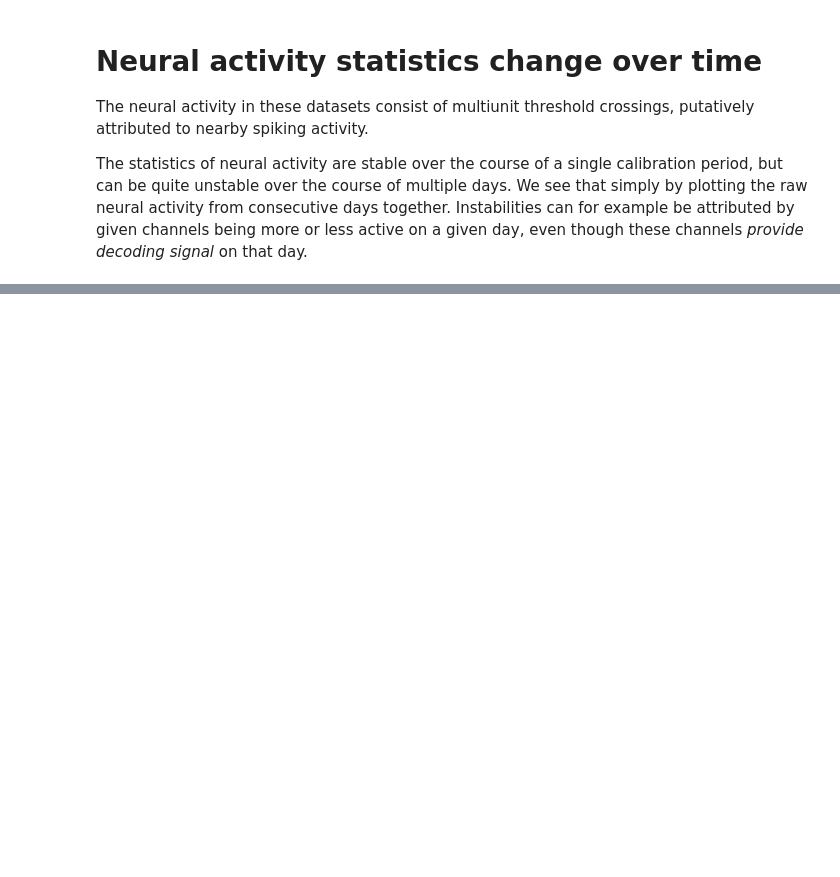
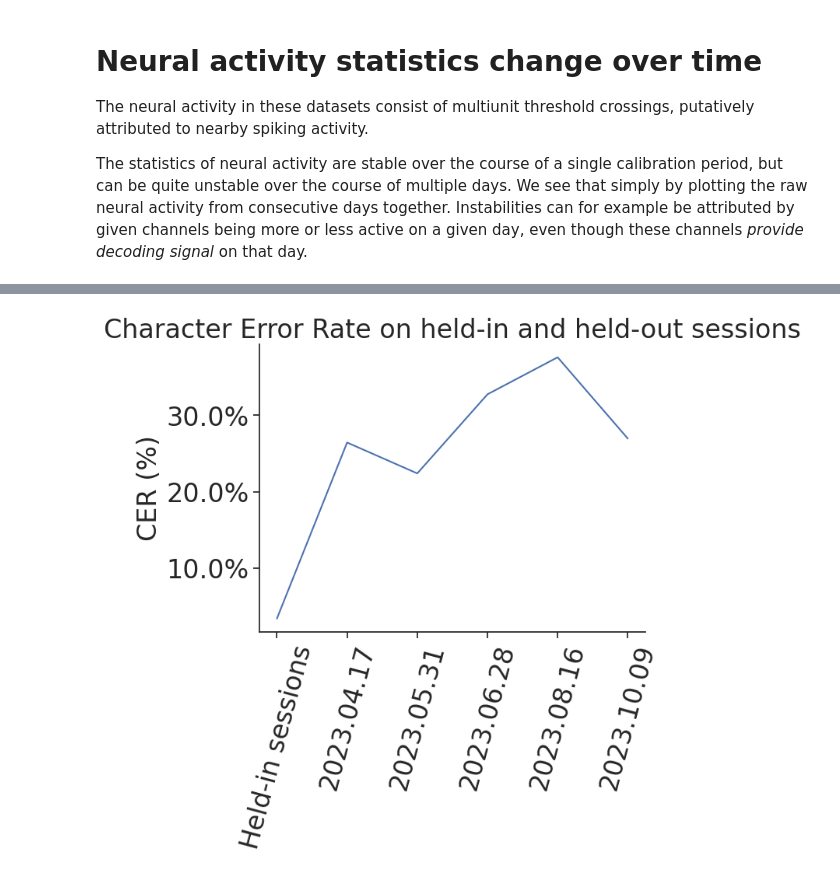
Before and after one commit to snel-repo/falcon-challenge, a Jupyter notebook: data_demos/h2.ipynb, the cells around one changed output, grey strips where cells are left out. Saved outputs shown, nothing was run; the diff lists cells and outputs as text; code cells hidden in the pictures; blank space fills up the shorter version.

```diff
--- a/data_demos/h2.ipynb
+++ b/data_demos/h2.ipynb
@@ -216,0 +251,20 @@ plt.grid(alpha=0.5)
+# %%
+# Evaluate on held-out data
+
+held_out_tfrecords_dir = '/oak/stanford/groups/henderj/stfan/code/CORP/FalconChallenge/data/held_out_demo_tfrecords/'
+
+held_out_sessions = ['2023.04.17', '2023.05.31', '2023.06.28', '2023.08.16', '2023.10.09']
+held_out_cers = []
+for session in held_out_sessions:
+    new_args = copy.deepcopy(args)
+    new_args['dataset']['sessions'] = args['dataset']['sessions'] + [session]
+    new_args['dataset']['datasetToLayerMap'] = args['dataset']['datasetToLayerMap'] + [20]  # Use previous session's input layer
+    new_args['dataset']['datasetProbabilityVal'] = [0] * 21 + [1]  # Only eval on the new session
+    new_args['dataset']['dataDir'] = [tfrecords_dir] * 21 + [held_out_tfrecords_dir] * 1
+
+    tf.compat.v1.reset_default_graph()
+    nsd = NeuralSequenceDecoder(new_args)
+
+    held_out_results = nsd.inference()
+    print(f"CER: {held_out_results['cer']:0.4f}")
+    held_out_cers.append(held_out_results['cer'])
@@ -216,0 +289,18 @@ plt.grid(alpha=0.5)
+# %%
+import matplotlib.ticker as mtick
+
+plot_data = pd.DataFrame({
+    'session': ['Held-in sessions'] + held_out_sessions,
+    'cer': [held_in_results['cer']] + held_out_cers
+})
+
+plt.figure()
+sns.lineplot(data=plot_data, x='session', y='cer')
+plt.ylabel('CER (%)')
+plt.xlabel('')
+plt.title('Character Error Rate on held-in and held-out sessions')
+plt.xticks(rotation=75)
+plt.gca().yaxis.set_major_formatter(mtick.PercentFormatter(1.0))
+plt.show()
+# %% [output]
+[figure, added]
```
Also changed, not shown: parts of 19 cells of this notebook.
